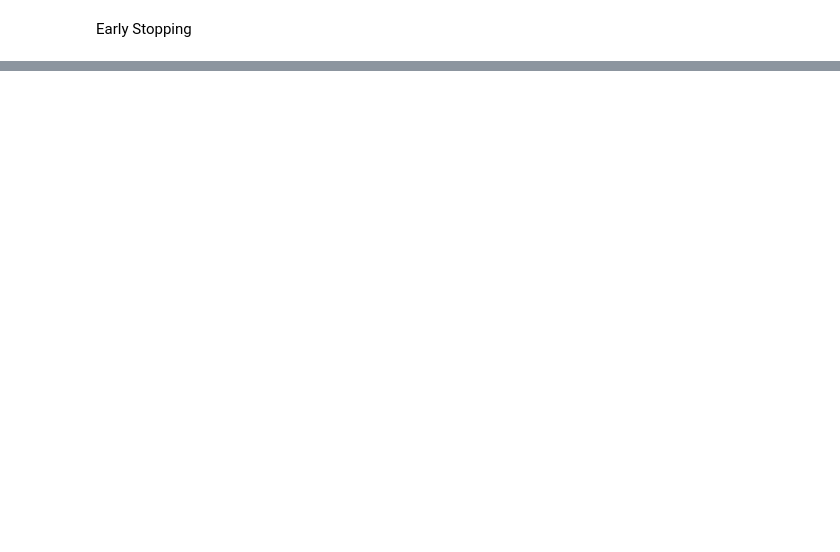
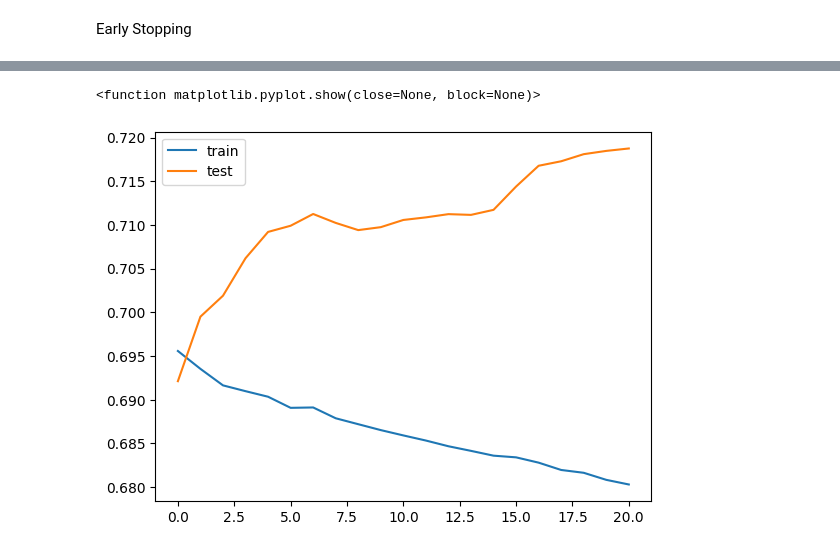
Before and after one commit to Aaaaddddyyyyyyyy/Deep-Learning, a Jupyter notebook: Early_stopping.ipynb, the cells around one changed output, grey strips where cells are left out. Cells and saved outputs as stored; diff of their text form; code cells hidden in the pictures; blank space fills up the shorter version.

```diff
--- a/Early_stopping.ipynb
+++ b/Early_stopping.ipynb
@@ -58,3 +58,5 @@ callabck= EarlyStopping(
     baseline=None,
     restore_best_weights=False
 )
+# %%
+history=model.fit(X_train,y_train,validation_data=(X_test,y_test),epochs=3500,callbacks=callabck)     ## stops when the best output is achieve
@@ -60,0 +81,8 @@ callabck= EarlyStopping(
+# %%
+plt.plot(history.history['loss'],label='train')
+plt.plot(history.history['val_loss'],label='test')
+plt.legend()
+plt.show
+# %% [output]
+<function matplotlib.pyplot.show(close=None, block=None)>
+[figure, added]
```
Also changed, not shown: parts of 2 cells of this notebook.
